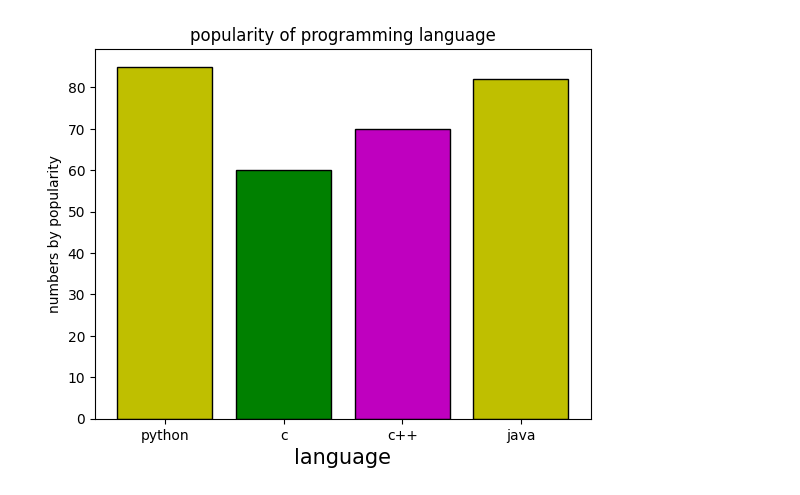
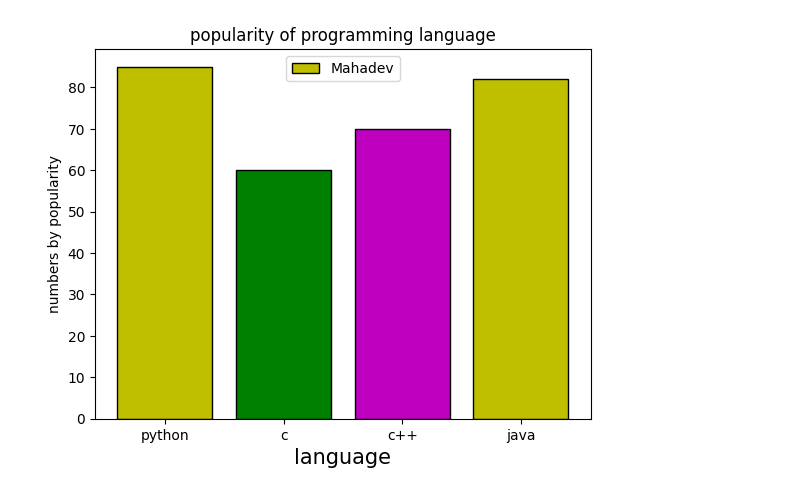
Before and after one commit to pushpendram988/matplotlib1, a Jupyter notebook: Matplotlib.ipynb, the cells around one changed output. Saved outputs shown, nothing was run; the diff lists cells and outputs as text; code cells hidden in the pictures.

```diff
--- a/Matplotlib.ipynb
+++ b/Matplotlib.ipynb
@@ -20,12 +36,13 @@ Text(0.5, 1.0, "It's a title")
 # %%
 import matplotlib.pyplot as plt
 x=["python","c","c++","java"]
 y = [85,60,70,82]
 plt.xlabel("language",fontsize=15)
 plt.ylabel("numbers by popularity")
 plt.title("popularity of programming language")
 c = ["y","g","m","y"]
-plt.bar(x,y,color=c,edgecolor="black",linewidth=1)
+plt.bar(x,y,color=c,edgecolor="black",label="Mahadev")
+plt.legend()
 plt.show()
 # %% [output]
-[figure, old version]
+[figure, new version]
```
Also changed, not shown: parts of 4 cells of this notebook.
